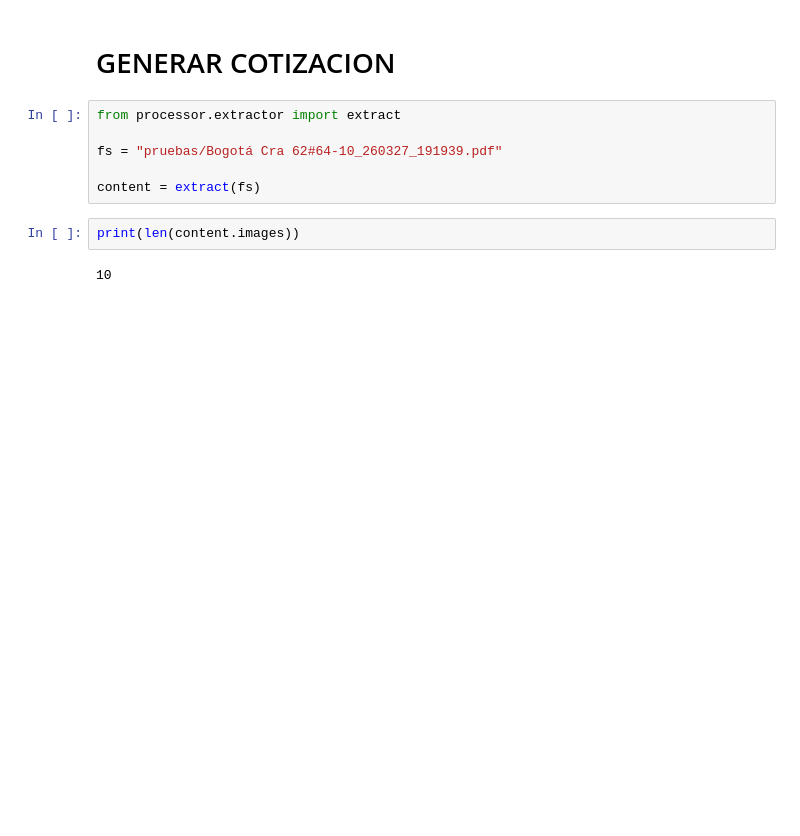
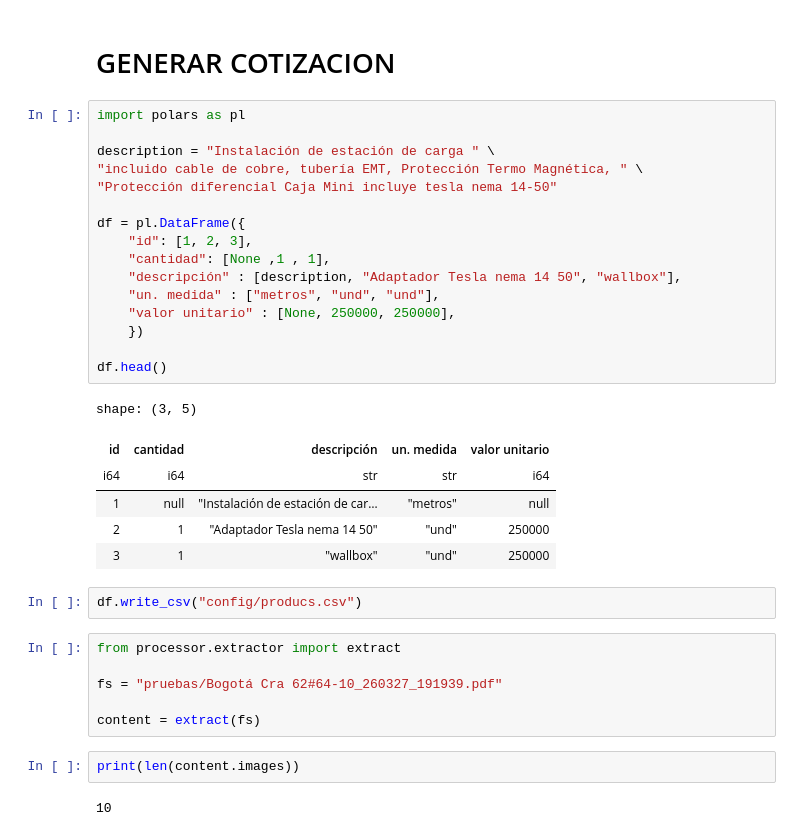
Before and after one commit to JulianSalazarD/linker, a Jupyter notebook: main.ipynb, the cells around one changed output. Cells and saved outputs as stored; diff of their text form; blank space fills up the shorter version.

```diff
--- a/main.ipynb
+++ b/main.ipynb
@@ -157,5 +1,30 @@ wb.save("pruebas/RECIBO_nuevo.xlsx")
 # %% [markdown]
 # GENERAR COTIZACION
+# %%
+import polars as pl
+
+description = "Instalación de estación de carga " \
+"incluido cable de cobre, tubería EMT, Protección Termo Magnética, " \
+"Protección diferencial Caja Mini incluye tesla nema 14-50"
+
+df = pl.DataFrame({
+    "id": [1, 2, 3],
+    "cantidad": [None ,1 , 1],
+    "descripción" : [description, "Adaptador Tesla nema 14 50", "wallbox"],
+    "un. medida" : ["metros", "und", "und"],
+    "valor unitario" : [None, 250000, 250000],
+    })
+
+df.head()
+# %% [output]
+shape: (3, 5)
+| id | cantidad | descripción | un. medida | valor unitario |
+| i64 | i64 | str | str | i64 |
+| 1 | null | "Instalación de estación de car… | "metros" | null |
+| 2 | 1 | "Adaptador Tesla nema 14 50" | "und" | 250000 |
+| 3 | 1 | "wallbox" | "und" | 250000 |
+# %%
+df.write_csv("config/producs.csv")
 # %%
 from processor.extractor import extract
 
```
Also changed, not shown: parts of 3 cells of this notebook.
